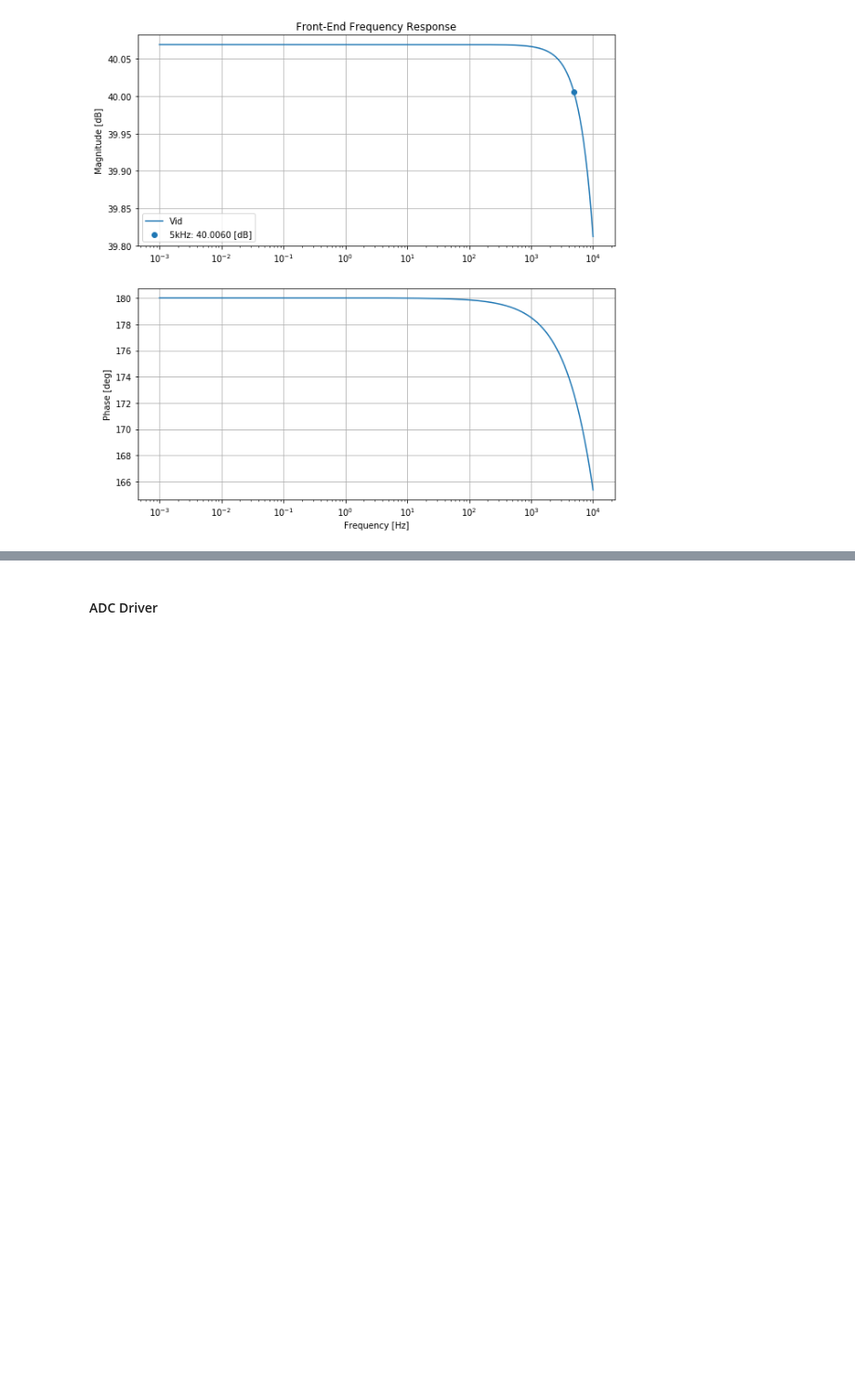
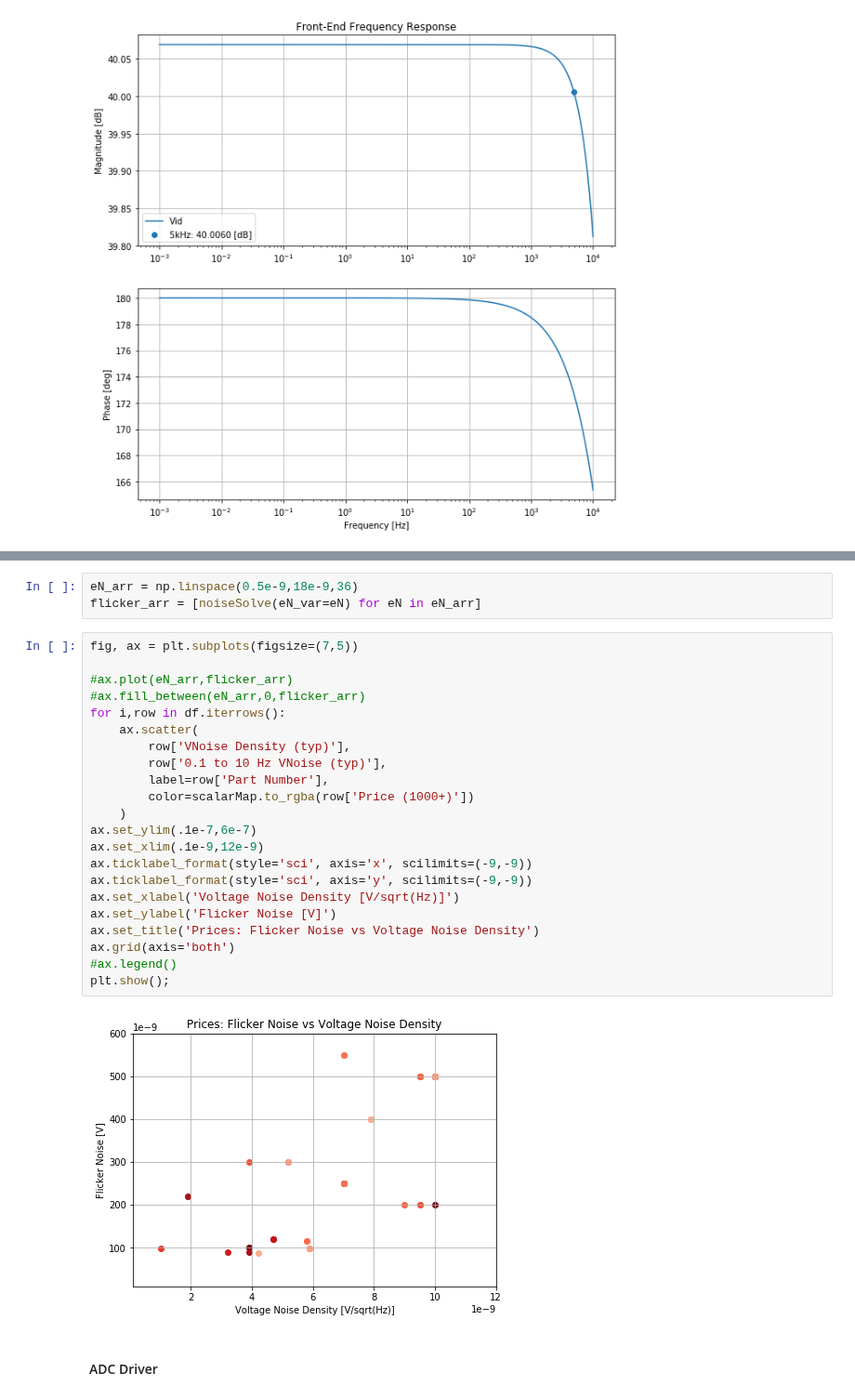
Before and after one commit to kegedy/EE538, a Jupyter notebook: design_project/design_project.ipynb, the cells around one changed output, grey strips where cells are left out. Shown at 93% size. Cells and saved outputs as stored; diff of their text form; blank space fills up the shorter version.

```diff
--- a/design_project/design_project.ipynb
+++ b/design_project/design_project.ipynb
@@ -272,3 +436,30 @@ plt.show();
+# %%
+eN_arr = np.linspace(0.5e-9,18e-9,36)
+flicker_arr = [noiseSolve(eN_var=eN) for eN in eN_arr]
+# %%
+fig, ax = plt.subplots(figsize=(7,5))
+
+#ax.plot(eN_arr,flicker_arr)
+#ax.fill_between(eN_arr,0,flicker_arr)
+for i,row in df.iterrows():
+    ax.scatter(
+        row['VNoise Density (typ)'],
+        row['0.1 to 10 Hz VNoise (typ)'],
+        label=row['Part Number'],
+        color=scalarMap.to_rgba(row['Price (1000+)'])
+    )
+ax.set_ylim(.1e-7,6e-7)
+ax.set_xlim(.1e-9,12e-9)
+ax.ticklabel_format(style='sci', axis='x', scilimits=(-9,-9))
+ax.ticklabel_format(style='sci', axis='y', scilimits=(-9,-9))
+ax.set_xlabel('Voltage Noise Density [V/sqrt(Hz)]')
+ax.set_ylabel('Flicker Noise [V]')
+ax.set_title('Prices: Flicker Noise vs Voltage Noise Density')
+ax.grid(axis='both')
+#ax.legend()
+plt.show();
+# %% [output]
+[figure, added]
 # %% [markdown]
 #### ADC Driver
 # %% [markdown]
```
Also changed, not shown: parts of 32 cells of this notebook.
